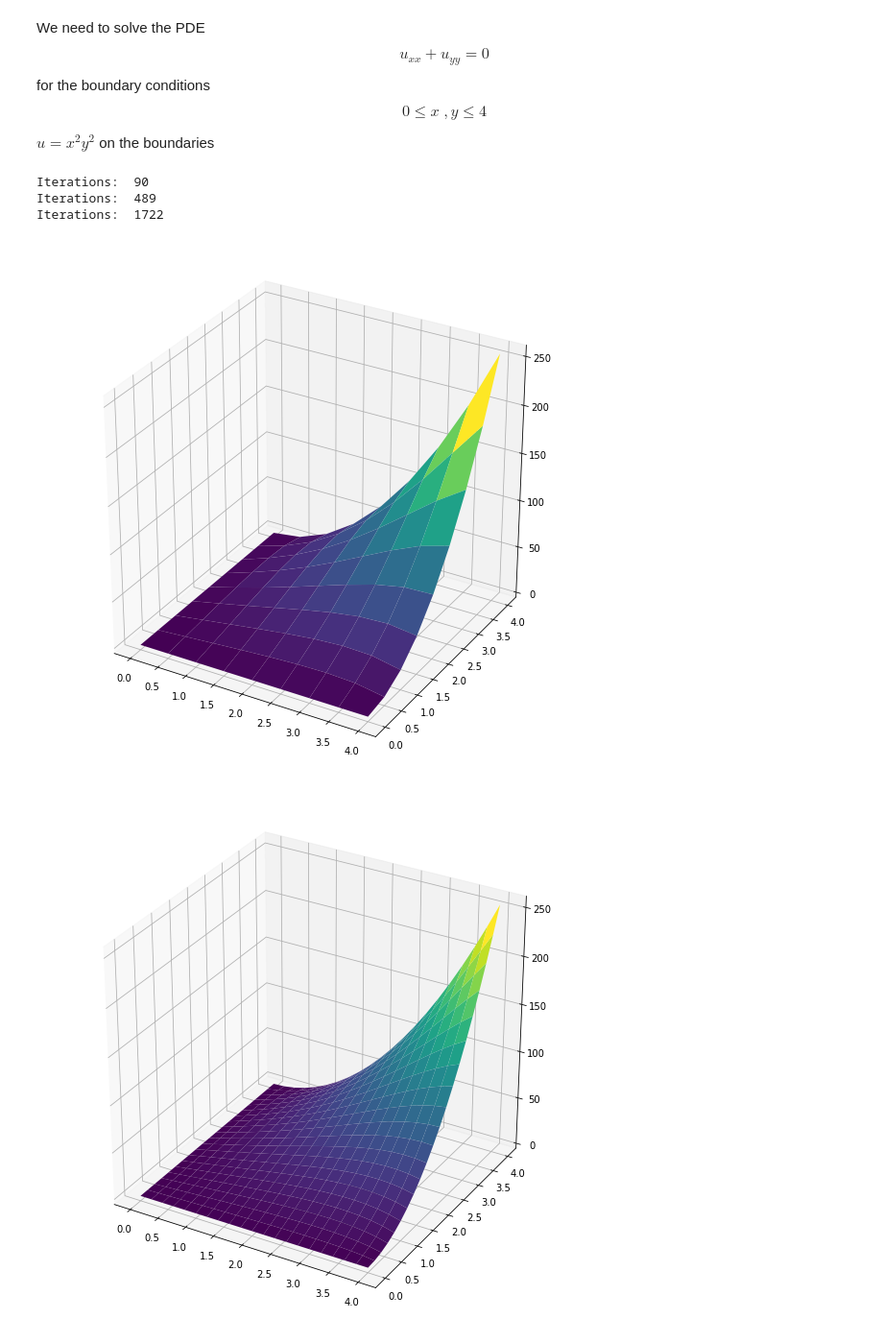
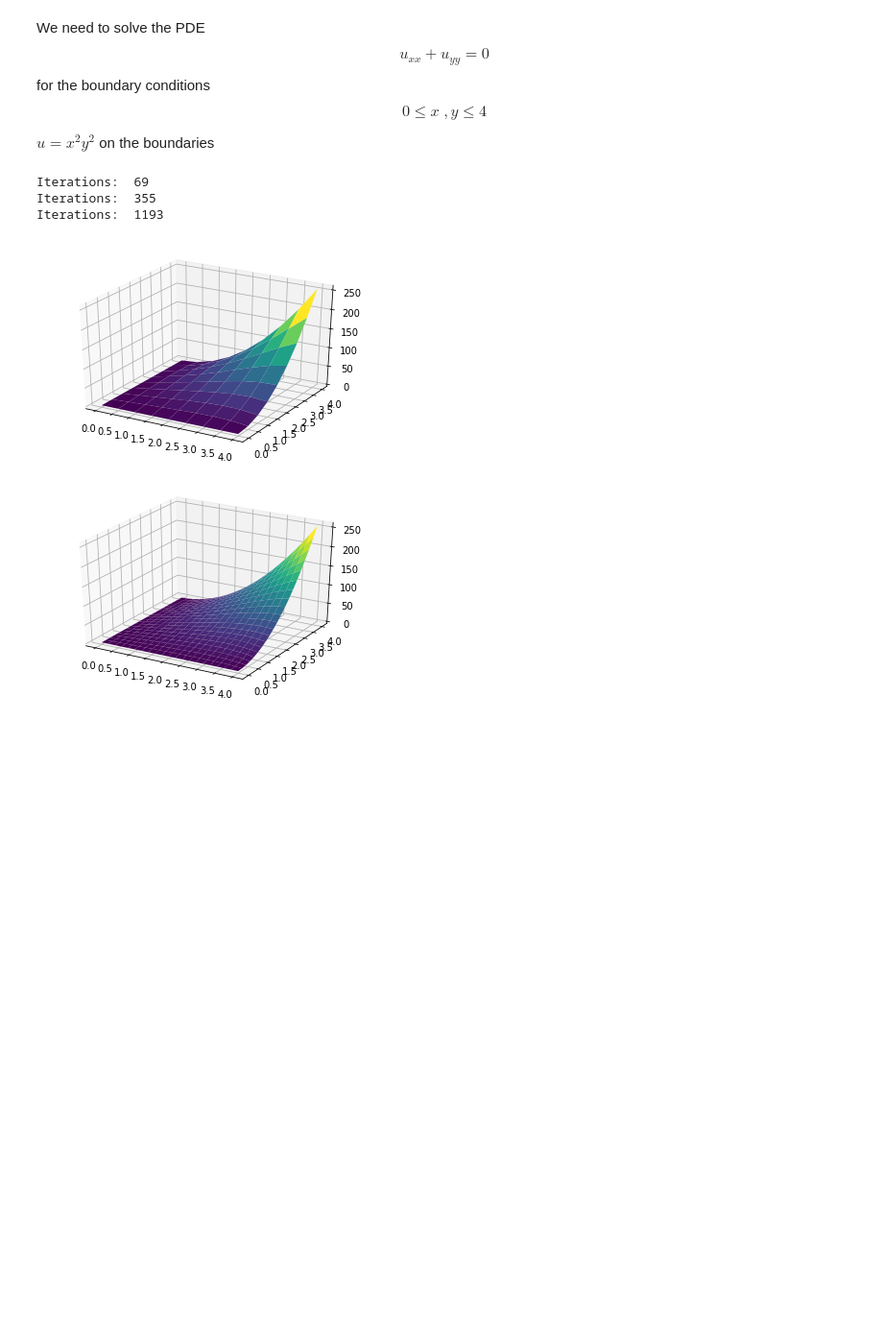
Before and after one commit to KumarRishabh/Advanced-Numerical-Techniques, a Jupyter notebook: Gauss Seidel Iteration.ipynb, the cells around one changed output. Shown: that part at 96% size. Cells and saved outputs as stored; diff of their text form; code cells hidden in the pictures; blank space fills up the shorter version.

```diff
--- a/Gauss Seidel Iteration.ipynb
+++ b/Gauss Seidel Iteration.ipynb
@@ -48,32 +48,29 @@ def GaussSeidel(u, space_step_x, space_step_y, epsilon):
 # %%
 space_step_x = space_step_y = [0.5, 0.2, 0.1]
 x0 = y0 = 0
 xn = yn = 4
 def initialize(x0, y0, steps_x, steps_y, space_step_x, space_step_y ):
     #     initialize the solution wrt u = x^2*y^2
     u = np.zeros((int(steps_x+1), int(steps_y+1)))
     for i in range(int(steps_x + 1)):
         for j in range(int(steps_y + 1)):
-            if( i == 0 or i == steps_x or j == 0 or j == steps_y):
-                u[i][j] = (x0 + i*space_step_x)**2 * (y0 + j*space_step_y)**2
-            else:
-                u[i][j] = 0
+            u[i][j] = (x0 + i*space_step_x)**2 * (y0 + j*space_step_y)**2
     return u
 for steps in space_step_x:
     steps_x = steps_y = np.floor((xn - x0)/steps)
     x = np.linspace(x0, xn, num=int(steps_x + 1))
     y = np.linspace(y0, yn, num=int(steps_y + 1))
 
     u = initialize(x0, y0, steps_x, steps_y, steps, steps)
-    u = GaussSeidel(u, steps, steps, epsilon=0.00001)
+    u = GaussSeidel(u, steps, steps, epsilon=0.0001)
     fig = plt.figure()
     ax = plt.axes(projection='3d')
     X, Y = np.meshgrid(x,y)
 
     ax.plot_surface(X, Y, u, cmap='viridis')
 # %% [output]
-Iterations:  90
-Iterations:  489
-Iterations:  1722
+Iterations:  69
+Iterations:  355
+Iterations:  1193
-[figure, old version]
+[figure, new version]
-[figure, old version]
+[figure, new version]
```
Also changed, not shown: parts of 5 cells of this notebook, 12 other files.
